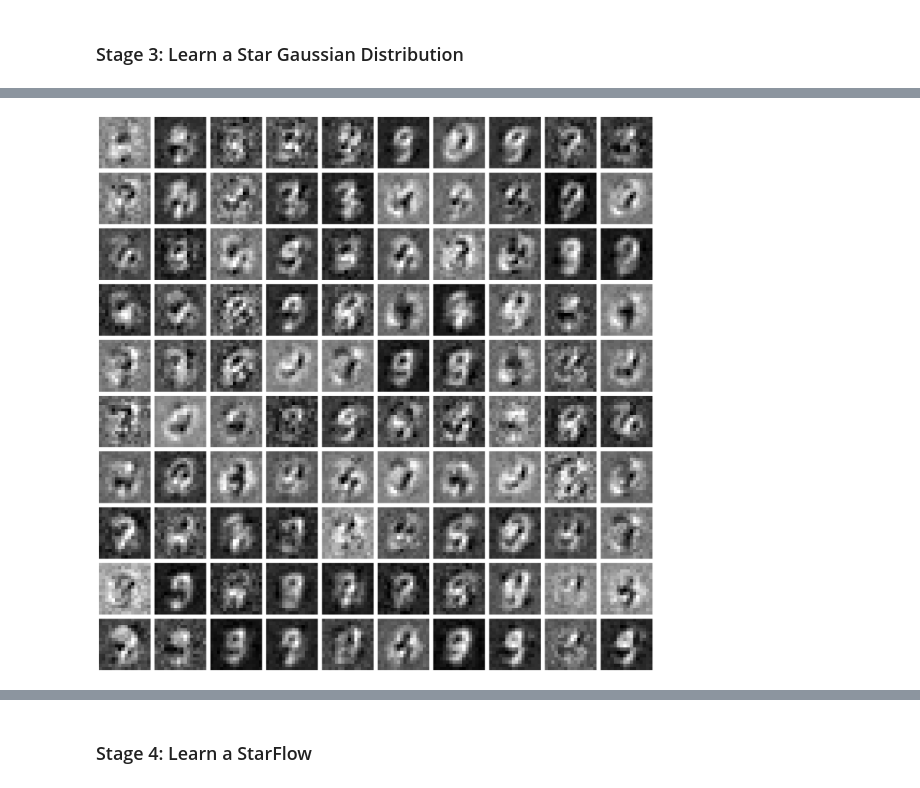
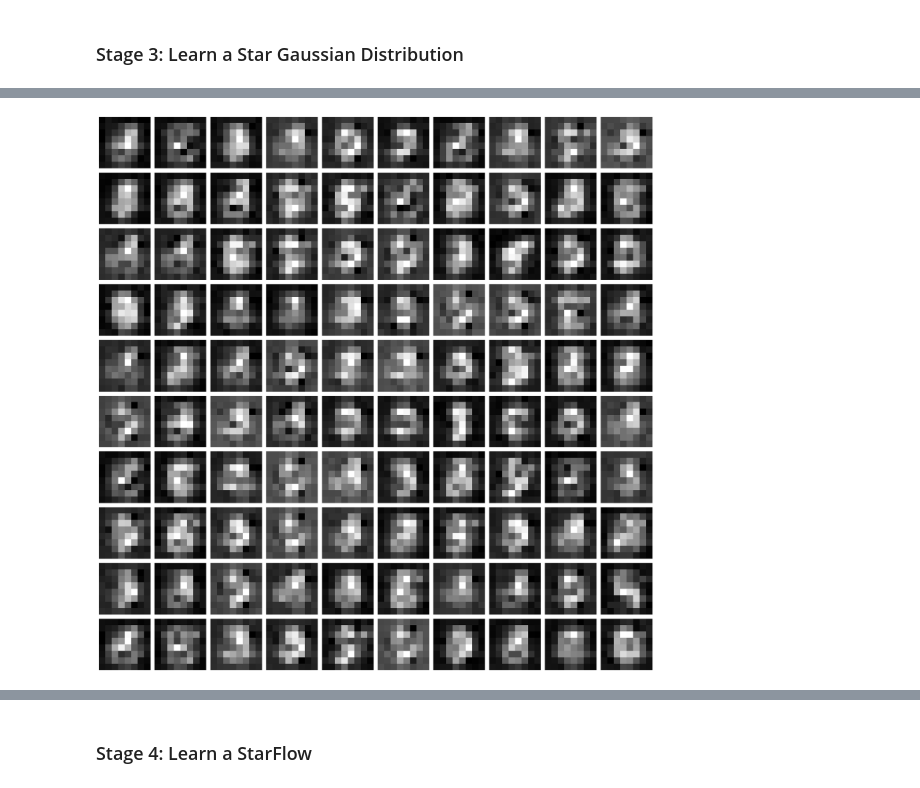
Before and after one commit to wdiepeveen/Riemannian-Archetypal-Analysis, a Jupyter notebook: mnist_four_phase.ipynb, the cells around one changed output, grey strips where cells are left out. Cells and saved outputs as stored; diff of their text form; code cells hidden in the pictures.

```diff
--- a/mnist_four_phase.ipynb
+++ b/mnist_four_phase.ipynb
@@ -55,7 +55,7 @@ torch.manual_seed(31)
 
 # ---- load YAML config ----
 CONFIG_PATH = "configs/mnist/four_phases.yaml"
-EXPERIMENT_NAME = "mnist_16"       # change this to 'mnist_16', etc.
+EXPERIMENT_NAME = "mnist_8"       # change this to 'mnist_16', etc.
 
 cfg = load_experiment_config(CONFIG_PATH, EXPERIMENT_NAME)
 
@@ -610,7 +600,7 @@ plt.show()
 # construct bimodal Star Gaussian
 num_radials = phase_3_cfg["num_radials"]
 star_gaussian_trainer = LatentStarGaussianTraining(
-    phi,
+    emb,
     MultiInverseLinearStarNormGaussianDistribution(
         latent_dim,
         num_radials=num_radials
@@ -702,22 +692,22 @@ Epoch 12/20, Loss: -2.326062
 # %%
 with torch.no_grad():
     latent_samples = star_gaussian_trainer.star.sample(100)
     phi_x_samples = torch.zeros(100, size * size)  # placeholder for conditioning variable, not used in this case
     phi_x_samples[:,:latent_dim] = latent_samples  # set the first two dimensions to the sampled latent variables
-    samples = star_gaussian_trainer.phi.inverse(phi_x_samples.reshape(100, 1, size, size))  # decode the samples through the learned diffeomorphism
+    samples = phi.inverse(phi_x_samples.reshape(100, 1, size, size))  # decode the samples through the learned diffeomorphism
 
 # plot samples
 fig, axes = plt.subplots(10, 10, figsize=(20, 20))
 axes = axes.flatten()
 for i in range(100):
     axes[i].imshow(samples[i,0], cmap='gray')
     axes[i].axis('off')
 
 plt.tight_layout()
 plt.savefig(os.path.join(results_folder,f"stage_3_samples_post_training.png"))
 plt.show()
 # %% [output]
-[figure, old version]
+[figure, new version]
 # %%
 # construct manifold from learned flow
 phi_psi_manifold = StandardPullbackImageEuclidean(phi_psi)
```
Also changed, not shown: parts of 15 cells of this notebook, 25 other files.
